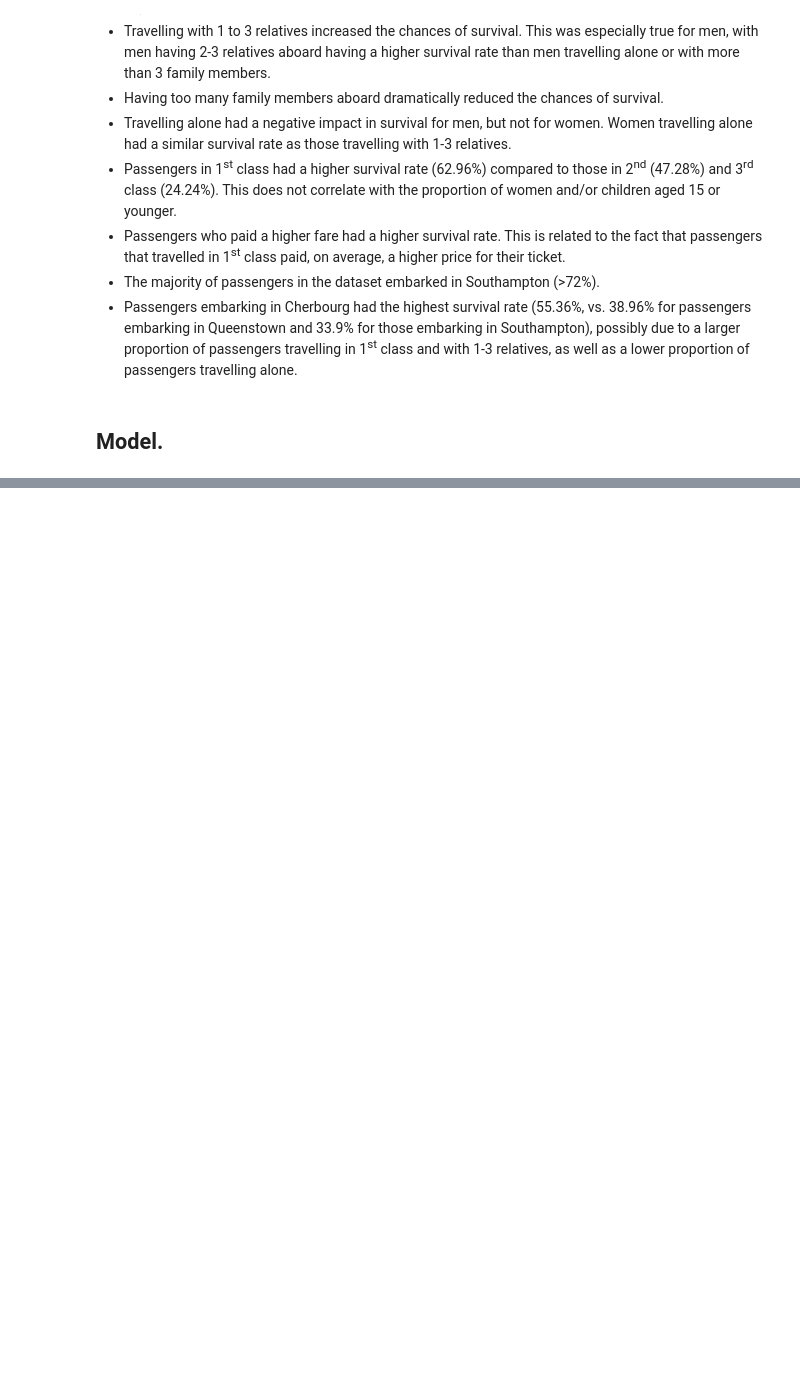
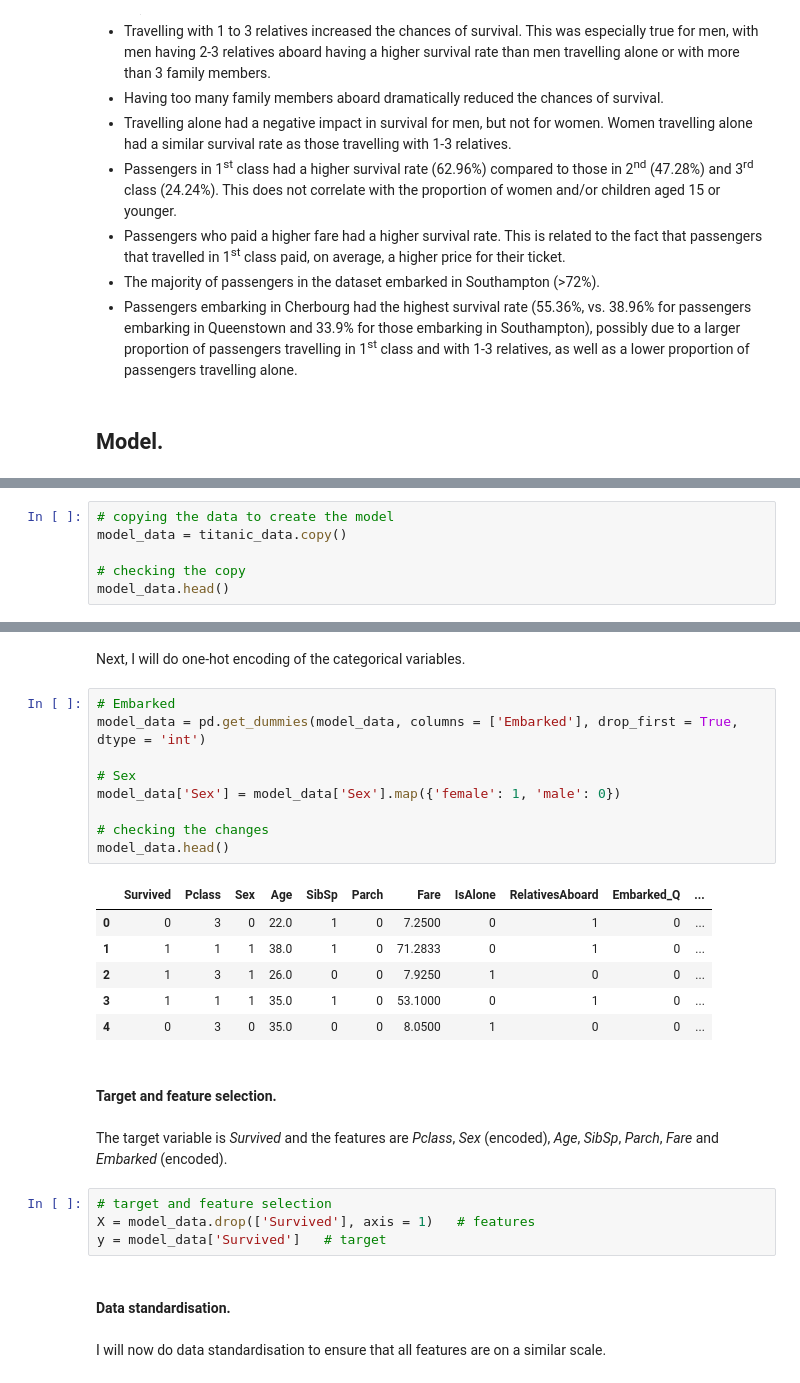
Before and after one commit to qroliver/titanic, a Jupyter notebook: Titanic.ipynb, the cells around one changed output, grey strips where cells are left out. Drawn from its saved outputs; the diff is of its cells as text; blank space fills up the shorter version.

```diff
--- a/Titanic.ipynb
+++ b/Titanic.ipynb
@@ -1402,0 +1417,6 @@ Coming next.
+# %%
+# copying the data to create the model
+model_data = titanic_data.copy()
+
+# checking the copy
+model_data.head()
@@ -1402,0 +1430,30 @@ Coming next.
+# %% [markdown]
+Next, I will do one-hot encoding of the categorical variables.
+# %%
+# Embarked
+model_data = pd.get_dummies(model_data, columns = ['Embarked'], drop_first = True, dtype = 'int')
+
+# Sex
+model_data['Sex'] = model_data['Sex'].map({'female': 1, 'male': 0})
+
+# checking the changes
+model_data.head()
+# %% [output]
+|  | Survived | Pclass | Sex | Age | SibSp | Parch | Fare | IsAlone | RelativesAboard | Embarked_Q | ... |
+| 0 | 0 | 3 | 0 | 22.0 | 1 | 0 | 7.2500 | 0 | 1 | 0 | ... |
+| 1 | 1 | 1 | 1 | 38.0 | 1 | 0 | 71.2833 | 0 | 1 | 0 | ... |
+| 2 | 1 | 3 | 1 | 26.0 | 0 | 0 | 7.9250 | 1 | 0 | 0 | ... |
+| 3 | 1 | 1 | 1 | 35.0 | 1 | 0 | 53.1000 | 0 | 1 | 0 | ... |
+| 4 | 0 | 3 | 0 | 35.0 | 0 | 0 | 8.0500 | 1 | 0 | 0 | ... |
+# %% [markdown]
+#### Target and feature selection.
+# %% [markdown]
+The target variable is *Survived* and the features are *Pclass*, *Sex* (encoded), *Age*, *SibSp*, *Parch*, *Fare* and *Embarked* (encoded).
+# %%
+# target and feature selection
+X = model_data.drop(['Survived'], axis = 1)   # features
+y = model_data['Survived']   # target
+# %% [markdown]
+#### Data standardisation.
+# %% [markdown]
+I will now do data standardisation to ensure that all features are on a similar scale.
```
Also changed, not shown: parts of 38 cells of this notebook.
